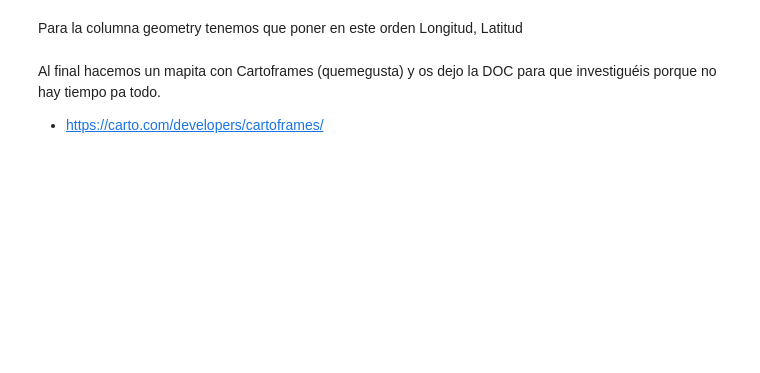
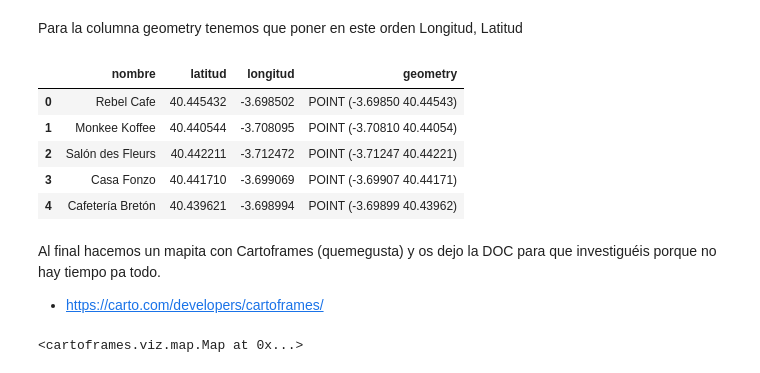
Before and after one commit to Ironhack-Data-Madrid-Agosto-2021/classroom-materials, a Jupyter notebook: week_04/04-geo_dataframe.ipynb, the cells around one changed output. Drawn from its saved outputs; the diff is of its cells as text; code cells hidden in the pictures; blank space fills up the shorter version.

```diff
--- a/week_04/04-geo_dataframe.ipynb
+++ b/week_04/04-geo_dataframe.ipynb
@@ -139,0 +232,4 @@ import operator
+# %%
+# Mis fuentes --stackoverflow
+def getFromDict(diccionario, mapa):
+    return reduce(operator.getitem,mapa,diccionario)
@@ -140,2 +242,12 @@ import operator
+# %%
+lovemosclaro = []
+for dic in data_final:
+    paralista= {}
+    paralista["nombre"]= getFromDict(dic,mapa_nombre)
+    paralista["latitud"]= getFromDict(dic,mapa_latitud)
+    paralista["longitud"]= getFromDict(dic,mapa_longitud)
+    lovemosclaro.append(paralista)
+# %%
+cafes_madrid = pd.DataFrame(lovemosclaro)
 # %%
 #!pip3 install cartoframes
@@ -142,7 +256,23 @@ import operator
 # %% [markdown]
 Para la columna geometry tenemos que poner en este orden Longitud, Latitud
+# %%
+gdf = gpd.GeoDataFrame(cafes_madrid, geometry = gpd.points_from_xy(cafes_madrid.longitud, cafes_madrid.latitud))
+# %%
+gdf.head()
+# %% [output]
+|  | nombre | latitud | longitud | geometry |
+| 0 | Rebel Cafe | 40.445432 | -3.698502 | POINT (-3.69850 40.44543) |
+| 1 | Monkee Koffee | 40.440544 | -3.708095 | POINT (-3.70810 40.44054) |
+| 2 | Salón des Fleurs | 40.442211 | -3.712472 | POINT (-3.71247 40.44221) |
+| 3 | Casa Fonzo | 40.441710 | -3.699069 | POINT (-3.69907 40.44171) |
+| 4 | Cafetería Bretón | 40.439621 | -3.698994 | POINT (-3.69899 40.43962) |
 # %% [markdown]
 Al final hacemos un mapita con Cartoframes (quemegusta) y os dejo la DOC para que investiguéis porque no hay tiempo pa todo.
 - https://carto.com/developers/cartoframes/
 # %%
 from cartoframes.viz import Map, Layer, popup_element
+# %%
+Map(Layer(gdf, "color:green", popup_hover=[popup_element("nombre","Cafés de Madrid")]
+))
+# %% [output]
+<cartoframes.viz.map.Map at 0x...>
```
Also changed, not shown: parts of 41 cells of this notebook, 2 other files.
